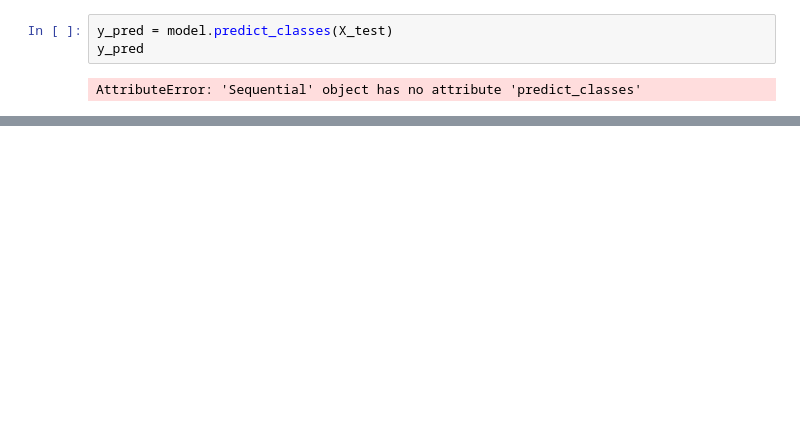
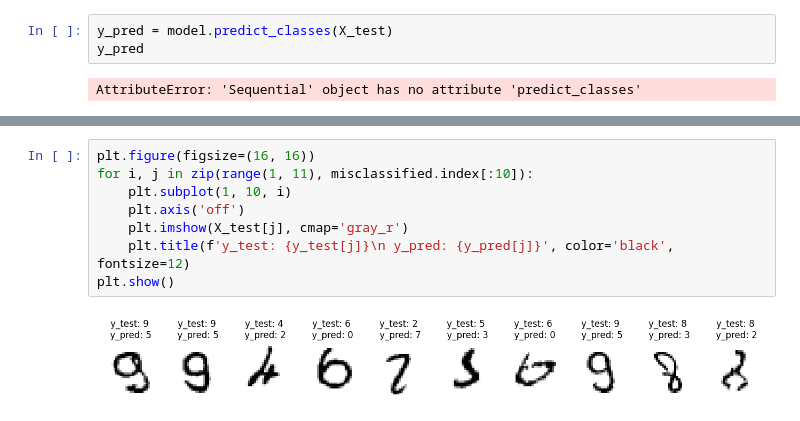
Before and after one commit to kurek0010/data-science-bootcamp, a Jupyter notebook: 07_uczenie_glebokie/01_pierwsza_siec.ipynb, the cells around one changed output, grey strips where cells are left out. Cells and saved outputs as stored; diff of their text form; blank space fills up the shorter version.

```diff
--- a/07_uczenie_glebokie/01_pierwsza_siec.ipynb
+++ b/07_uczenie_glebokie/01_pierwsza_siec.ipynb
@@ -247,0 +264,10 @@ plt.show()
+# %%
+plt.figure(figsize=(16, 16))
+for i, j in zip(range(1, 11), misclassified.index[:10]):
+    plt.subplot(1, 10, i)
+    plt.axis('off')
+    plt.imshow(X_test[j], cmap='gray_r')
+    plt.title(f'y_test: {y_test[j]}\n y_pred: {y_pred[j]}', color='black', fontsize=12)
+plt.show()
+# %% [output]
+[figure, added]
```
Also changed, not shown: parts of 13 cells of this notebook.
